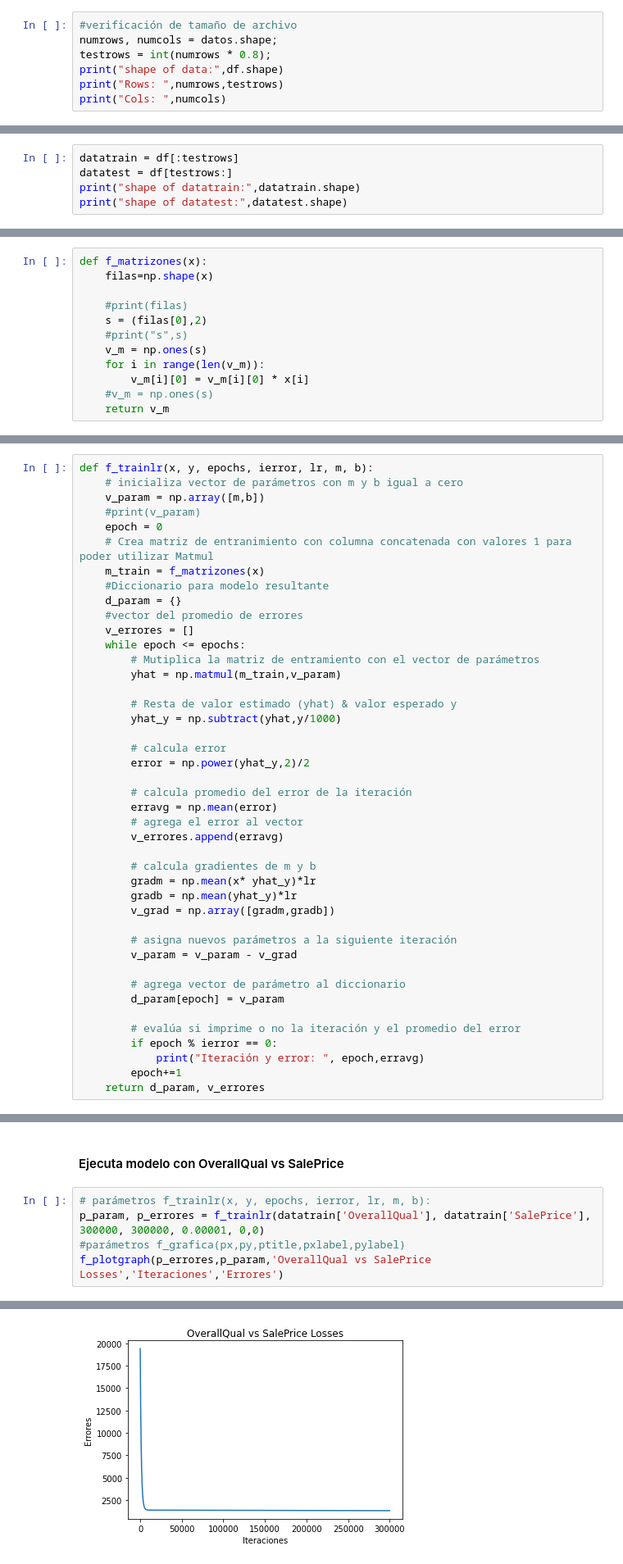
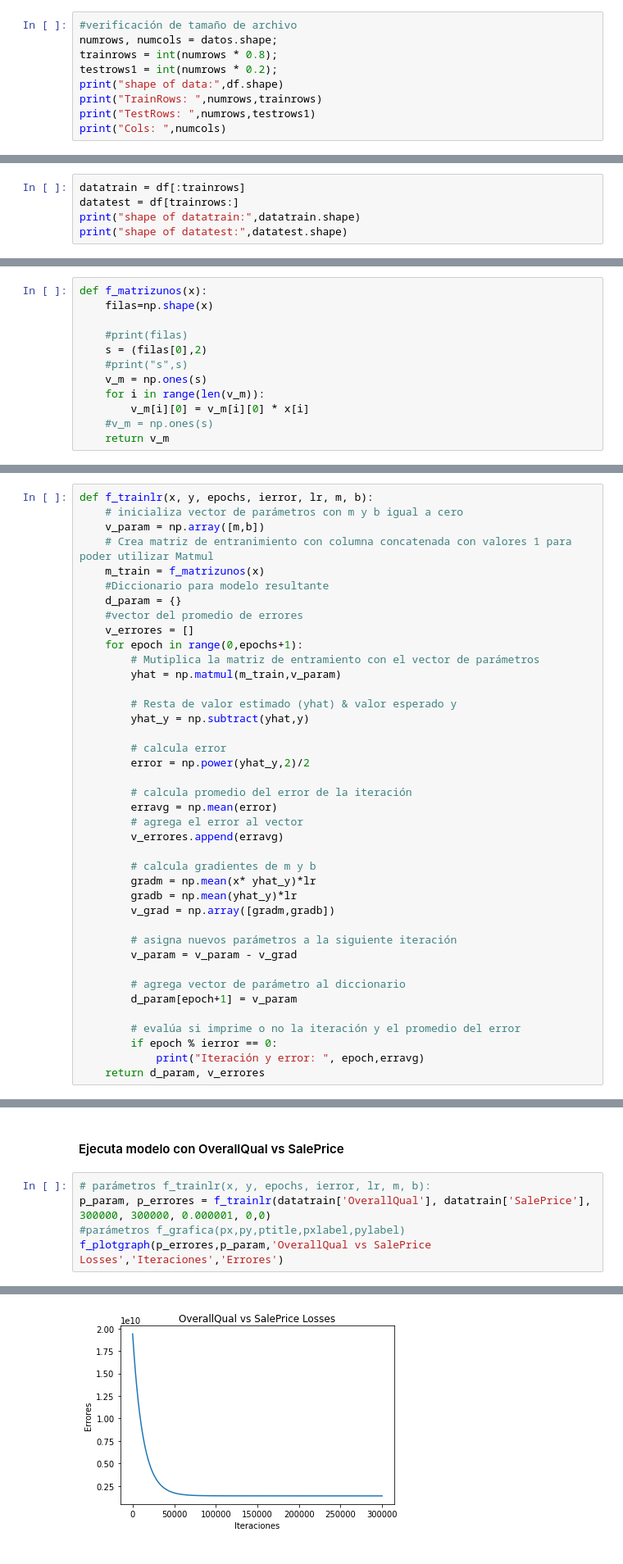
Before and after one commit to leasgithub/DSPython, a Jupyter notebook: ProyectoFinalPredicciónDePreciosDeCasas.ipynb, the cells around one changed output, grey strips where cells are left out. Shown: that part at 82% size. Saved outputs shown, nothing was run; the diff lists cells and outputs as text.

```diff
--- a/ProyectoFinalPredicciónDePreciosDeCasas.ipynb
+++ b/ProyectoFinalPredicciónDePreciosDeCasas.ipynb
@@ -116,9 +116,11 @@ f_spgraph(df['LotFrontage'],df['SalePrice'],'LotFrontage vs SalePrice, Correlaci
 # %%
 #verificación de tamaño de archivo
 numrows, numcols = datos.shape;
-testrows = int(numrows * 0.8);
+trainrows = int(numrows * 0.8);
+testrows1 = int(numrows * 0.2);
 print("shape of data:",df.shape)
-print("Rows: ",numrows,testrows)
+print("TrainRows: ",numrows,trainrows)
+print("TestRows: ",numrows,testrows1)
 print("Cols: ",numcols)
 # %% [output]
 shape of data: (1460, 6)
@@ -161,6 +164,6 @@ print(df[testrows:])
 # %%
-datatrain = df[:testrows]
-datatest = df[testrows:]
+datatrain = df[:trainrows]
+datatest = df[trainrows:]
 print("shape of datatrain:",datatrain.shape)
 print("shape of datatest:",datatest.shape)
 # %% [output]
@@ -171,7 +174,7 @@ shape of datatest: (292, 6)
 # %% [markdown]
 #### Función que agrega columna de 1
 # %%
-def f_matrizones(x):
+def f_matrizunos(x):
     filas=np.shape(x)
 
     #print(filas)
@@ -188,20 +191,18 @@ def f_matrizones(x):
 def f_trainlr(x, y, epochs, ierror, lr, m, b):
     # inicializa vector de parámetros con m y b igual a cero
     v_param = np.array([m,b])
-    #print(v_param)
-    epoch = 0
     # Crea matriz de entranimiento con columna concatenada con valores 1 para poder utilizar Matmul
-    m_train = f_matrizones(x)
+    m_train = f_matrizunos(x)
     #Diccionario para modelo resultante
     d_param = {}
     #vector del promedio de errores
     v_errores = []
-    while epoch <= epochs:
+    for epoch in range(0,epochs+1):
         # Mutiplica la matriz de entramiento con el vector de parámetros
         yhat = np.matmul(m_train,v_param)
 
         # Resta de valor estimado (yhat) & valor esperado y
-        yhat_y = np.subtract(yhat,y/1000)
+        yhat_y = np.subtract(yhat,y)
 
         # calcula error
         error = np.power(yhat_y,2)/2
@@ -220,12 +221,11 @@ def f_trainlr(x, y, epochs, ierror, lr, m, b):
         v_param = v_param - v_grad
 
         # agrega vector de parámetro al diccionario
-        d_param[epoch] = v_param
+        d_param[epoch+1] = v_param
 
         # evalúa si imprime o no la iteración y el promedio del error
         if epoch % ierror == 0:
             print("Iteración y error: ", epoch,erravg)
-        epoch+=1
     return d_param, v_errores
 # %% [markdown]
 #### Función para graficar
@@ -240,7 +240,7 @@ def f_plotgraph(px,py,ptitle,pxlabel,pylabel):
 #### Ejecuta modelo con OverallQual vs SalePrice
 # %%
 # parámetros f_trainlr(x, y, epochs, ierror, lr, m, b):
-p_param, p_errores = f_trainlr(datatrain['OverallQual'], datatrain['SalePrice'], 300000, 300000, 0.00001, 0,0)
+p_param, p_errores = f_trainlr(datatrain['OverallQual'], datatrain['SalePrice'], 300000, 300000, 0.000001, 0,0)
 #parámetros f_grafica(px,py,ptitle,pxlabel,pylabel)
 f_plotgraph(p_errores,p_param,'OverallQual vs SalePrice Losses','Iteraciones','Errores')
 # %% [output]
@@ -248,4 +249,4 @@ Iteración y error:  300000 1333.4752664503123
-[figure, old version]
+[figure, new version]
 # %% [markdown]
 #### Ejecuta modelo con 1stFlrSF vs SalePrice
 # %%
```
Also changed, not shown: parts of 19 cells of this notebook.
